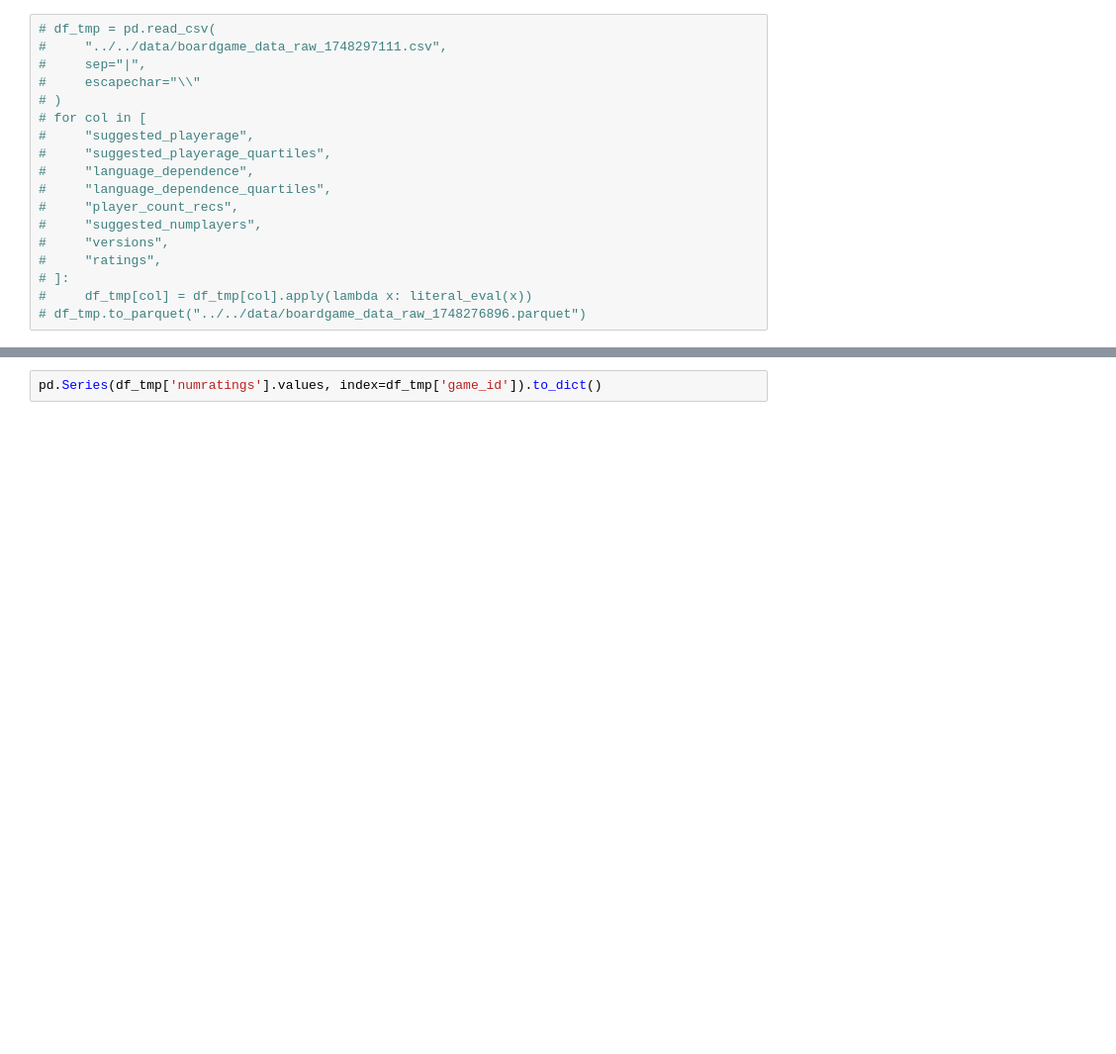
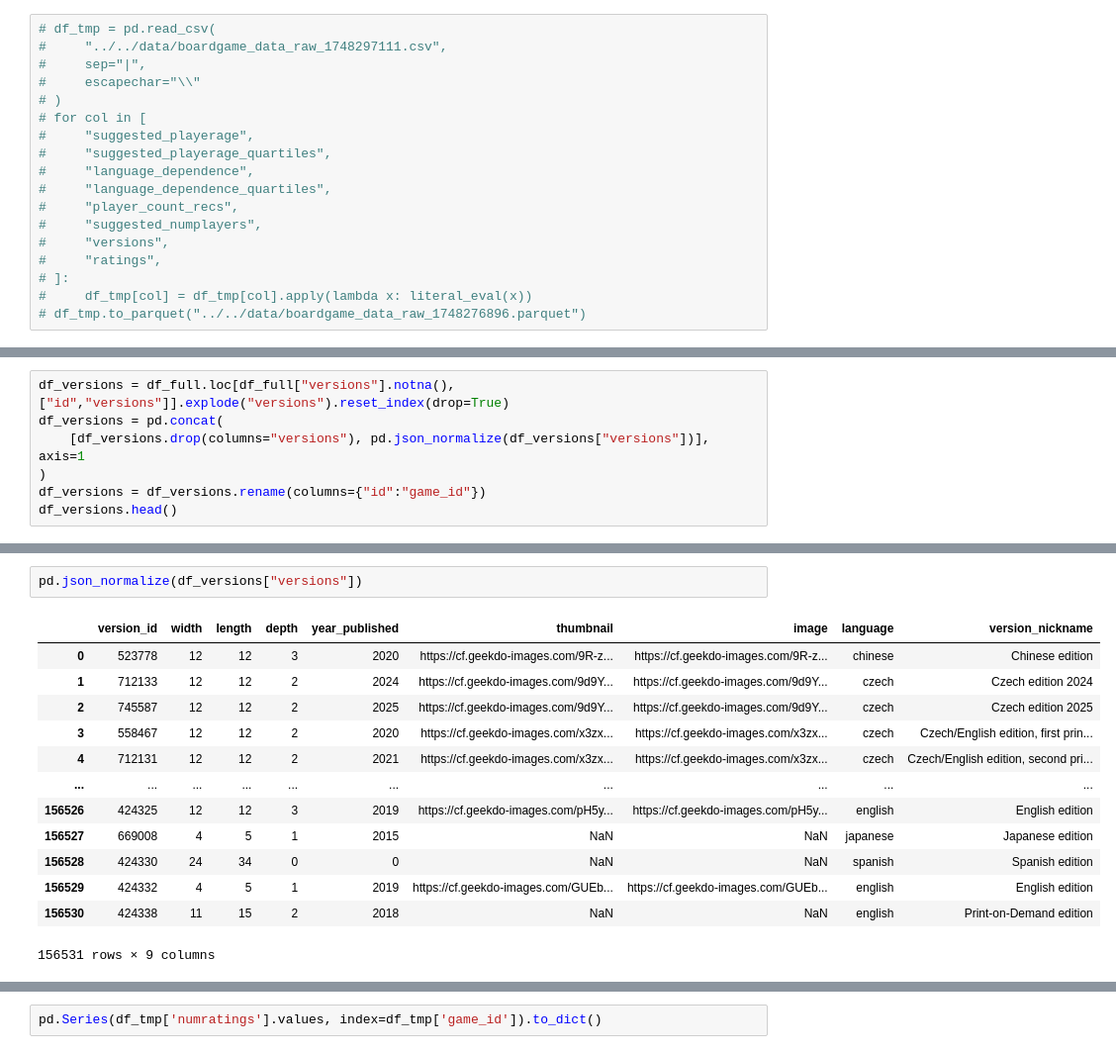
Before and after one commit to MichoelSnow/pax_tt_recommender, a Jupyter notebook: crawler/notebooks/crawler_testing.ipynb, the cells around one changed output, grey strips where cells are left out. Shown at 99% size. Saved outputs shown, nothing was run; the diff lists cells and outputs as text; blank space fills up the shorter version.

```diff
--- a/crawler/notebooks/crawler_testing.ipynb
+++ b/crawler/notebooks/crawler_testing.ipynb
@@ -629,0 +813,7 @@ df_parq.iloc[0]["versions"]
+# %%
+df_versions = df_full.loc[df_full["versions"].notna(),["id","versions"]].explode("versions").reset_index(drop=True)
+df_versions = pd.concat(
+    [df_versions.drop(columns="versions"), pd.json_normalize(df_versions["versions"])], axis=1
+)
+df_versions = df_versions.rename(columns={"id":"game_id"})
+df_versions.head()
@@ -629,0 +841,16 @@ df_parq.iloc[0]["versions"]
+# %%
+pd.json_normalize(df_versions["versions"])
+# %% [output]
+|  | version_id | width | length | depth | year_published | thumbnail | image | language | version_nickname |
+| 0 | 523778 | 12 | 12 | 3 | 2020 | https://cf.geekdo-images.com/9R-z... | https://cf.geekdo-images.com/9R-z... | chinese | Chinese edition |
+| 1 | 712133 | 12 | 12 | 2 | 2024 | https://cf.geekdo-images.com/9d9Y... | https://cf.geekdo-images.com/9d9Y... | czech | Czech edition 2024 |
+| 2 | 745587 | 12 | 12 | 2 | 2025 | https://cf.geekdo-images.com/9d9Y... | https://cf.geekdo-images.com/9d9Y... | czech | Czech edition 2025 |
+| 3 | 558467 | 12 | 12 | 2 | 2020 | https://cf.geekdo-images.com/x3zx... | https://cf.geekdo-images.com/x3zx... | czech | Czech/English edition, first prin... |
+| 4 | 712131 | 12 | 12 | 2 | 2021 | https://cf.geekdo-images.com/x3zx... | https://cf.geekdo-images.com/x3zx... | czech | Czech/English edition, second pri... |
+| ... | ... | ... | ... | ... | ... | ... | ... | ... | ... |
+| 156526 | 424325 | 12 | 12 | 3 | 2019 | https://cf.geekdo-images.com/pH5y... | https://cf.geekdo-images.com/pH5y... | english | English edition |
+| 156527 | 669008 | 4 | 5 | 1 | 2015 | NaN | NaN | japanese | Japanese edition |
+| 156528 | 424330 | 24 | 34 | 0 | 0 | NaN | NaN | spanish | Spanish edition |
+| 156529 | 424332 | 4 | 5 | 1 | 2019 | https://cf.geekdo-images.com/GUEb... | https://cf.geekdo-images.com/GUEb... | english | English edition |
+| 156530 | 424338 | 11 | 15 | 2 | 2018 | NaN | NaN | english | Print-on-Demand edition |
+156531 rows × 9 columns
```
Also changed, not shown: parts of 57 cells of this notebook.
